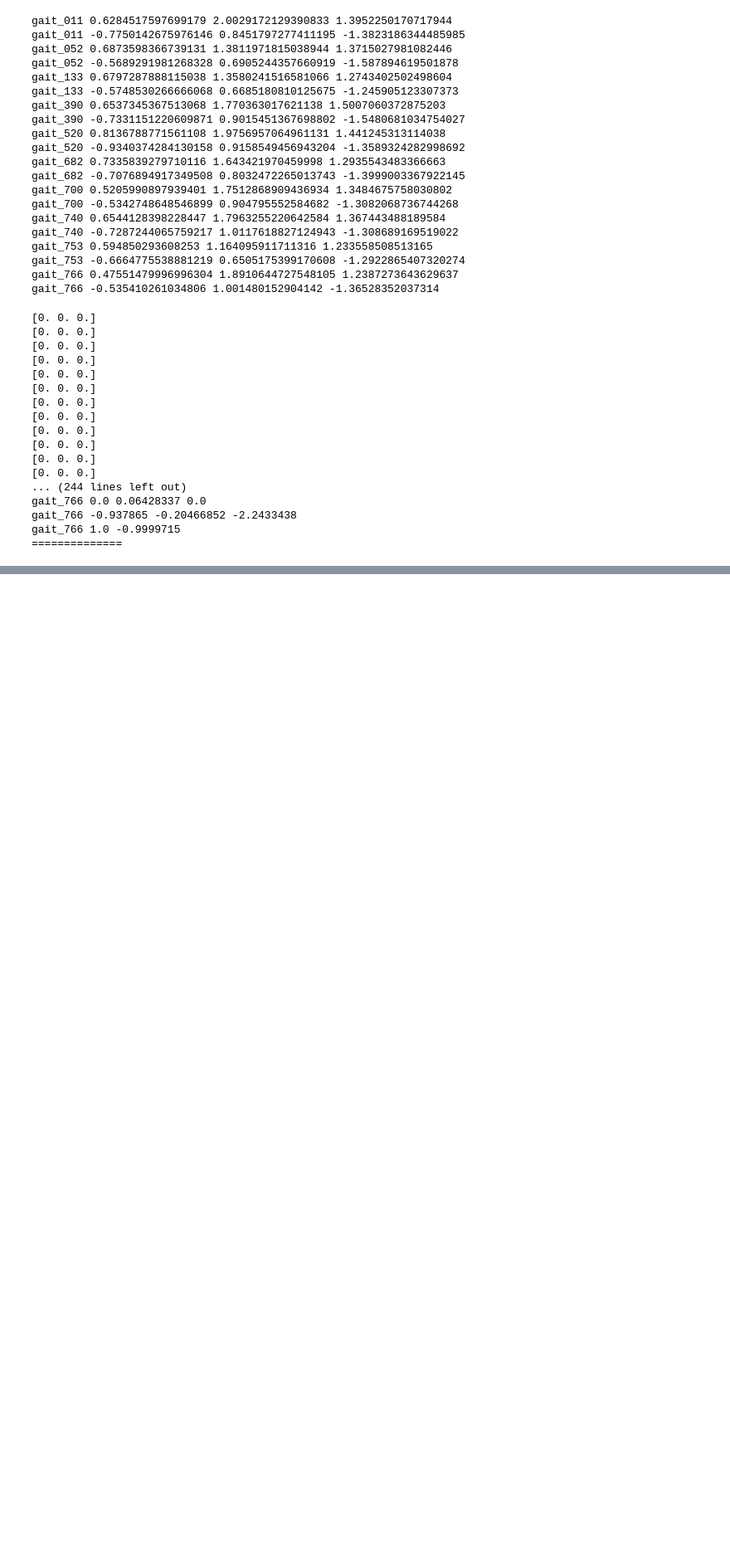
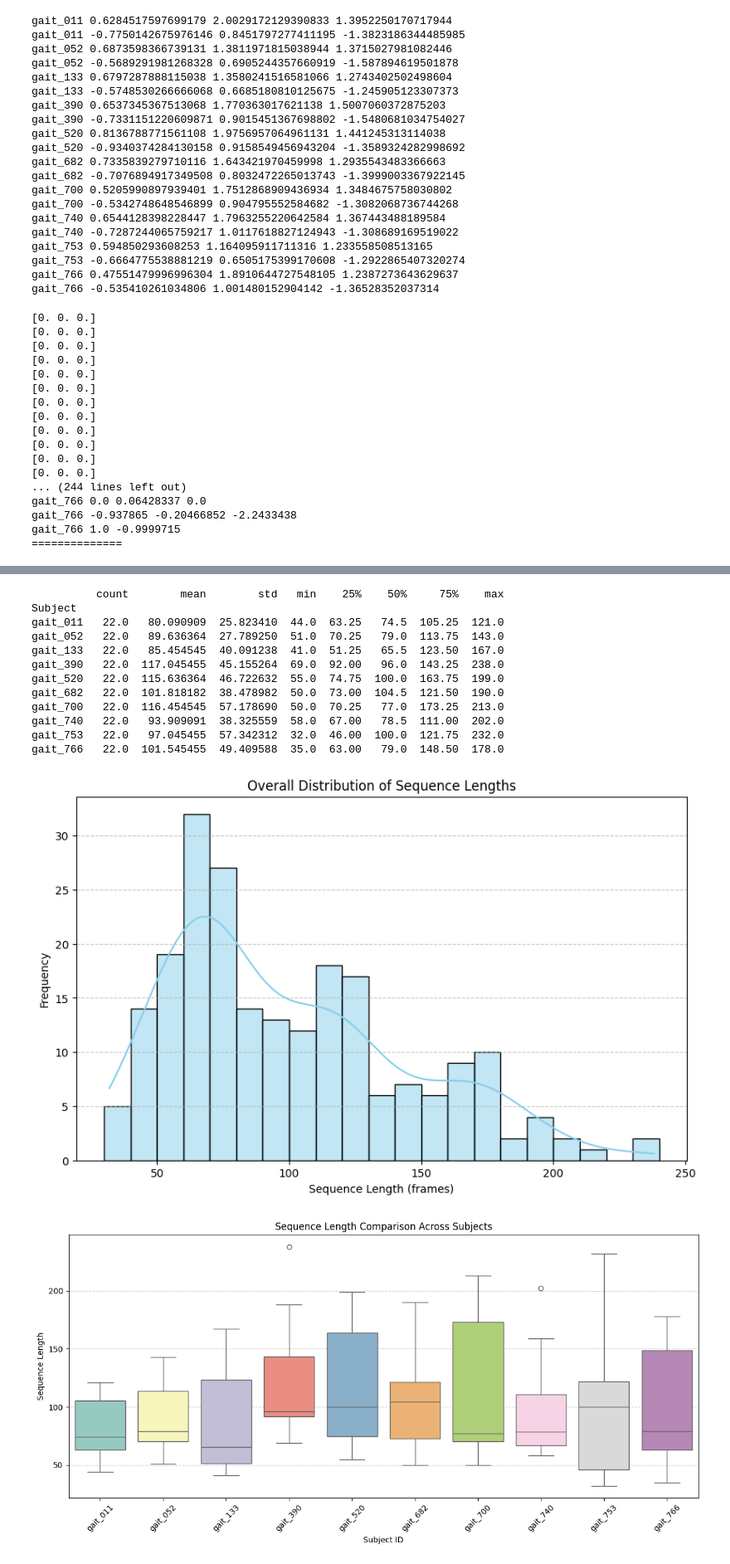
Before and after one commit to Rui1818/3d_motion_generation_cp, a Jupyter notebook: stats.ipynb, the cells around one changed output, grey strips where cells are left out. Shown at 83% size. Drawn from its saved outputs; the diff is of its cells as text; code cells hidden in the pictures; blank space fills up the shorter version.

```diff
--- a/stats.ipynb
+++ b/stats.ipynb
@@ -103,3 +103,63 @@ gait_766 0.0 0.06428337 0.0
 gait_766 -0.937865 -0.20466852 -2.2433438
 gait_766 1.0 -0.9999715
 ==============
+# %%
+
+import matplotlib.pyplot as plt
+import seaborn as sns
+import pandas as pd
+#sequence length stats
+data_dict={}
+root="mydataset"
+for gait in os.listdir(root):
+    gait_path=os.path.join(root,gait)
+    lengths=[]
+    for take in os.listdir(gait_path):
+        #print(take)
+        sequence_path=os.path.join(gait_path,take,"split_subjects/0/keypoints_3d/smpl-keypoints-3d_cut.npy")
+        data=np.load(sequence_path)
+        lengths.append(data.shape[0])
+    data_dict[gait]=lengths
+    print(gait,lengths)
+    print(gait,max(lengths),min(lengths))
+
+
+# 2. Flatten data for the histogram
+all_lengths = [length for lengths in data_dict.values() for length in lengths]
+
+# 3. Create a DataFrame for subject-wise comparison (Boxplot)
+df_list = []
+for subject, lengths in data_dict.items():
+    for length in lengths:
+        df_list.append({'Subject': subject, 'Sequence Length': length})
+df = pd.DataFrame(df_list)
+
+# --- PLOT 1: Overall Histogram ---
+plt.figure(figsize=(10, 6))
+sns.histplot(all_lengths,
+             kde=True,
+             binwidth=10,
+             binrange=(30, 240),
+             color='skyblue')
+plt.title('Overall Distribution of Sequence Lengths')
+plt.xlabel('Sequence Length (frames)')
+plt.ylabel('Frequency')
+plt.grid(axis='y', linestyle='--', alpha=0.7)
+plt.savefig('overall_distribution.png')
+# plt.show() # Uncomment to view locally
+
+# --- PLOT 2: Subject-wise Boxplot ---
+plt.figure(figsize=(12, 6))
+sns.boxplot(x='Subject', y='Sequence Length', data=df, palette='Set3')
+plt.title('Sequence Length Comparison Across Subjects')
+plt.xlabel('Subject ID')
+plt.ylabel('Sequence Length')
+plt.xticks(rotation=45)
+plt.grid(axis='y', linestyle='--', alpha=0.7)
+plt.tight_layout()
+plt.savefig('subject_comparison.png')
+# plt.show() # Uncomment to view locally
+
+# 4. Print quick summary stats
+print(df.groupby('Subject')['Sequence Length'].describe())
+# %% [output]
@@ -105,0 +189,14 @@ gait_766 1.0 -0.9999715
+          count        mean        std   min    25%    50%     75%    max
+Subject
+gait_011   22.0   80.090909  25.823410  44.0  63.25   74.5  105.25  121.0
+gait_052   22.0   89.636364  27.789250  51.0  70.25   79.0  113.75  143.0
+gait_133   22.0   85.454545  40.091238  41.0  51.25   65.5  123.50  167.0
+gait_390   22.0  117.045455  45.155264  69.0  92.00   96.0  143.25  238.0
+gait_520   22.0  115.636364  46.722632  55.0  74.75  100.0  163.75  199.0
+gait_682   22.0  101.818182  38.478982  50.0  73.00  104.5  121.50  190.0
+gait_700   22.0  116.454545  57.178690  50.0  70.25   77.0  173.25  213.0
+gait_740   22.0   93.909091  38.325559  58.0  67.00   78.5  111.00  202.0
+gait_753   22.0   97.045455  57.342312  32.0  46.00  100.0  121.75  232.0
+gait_766   22.0  101.545455  49.409588  35.0  63.00   79.0  148.50  178.0
+[figure, added]
+[figure, added]
```
Also changed, not shown: parts of 4 cells of this notebook, 8 other files.
